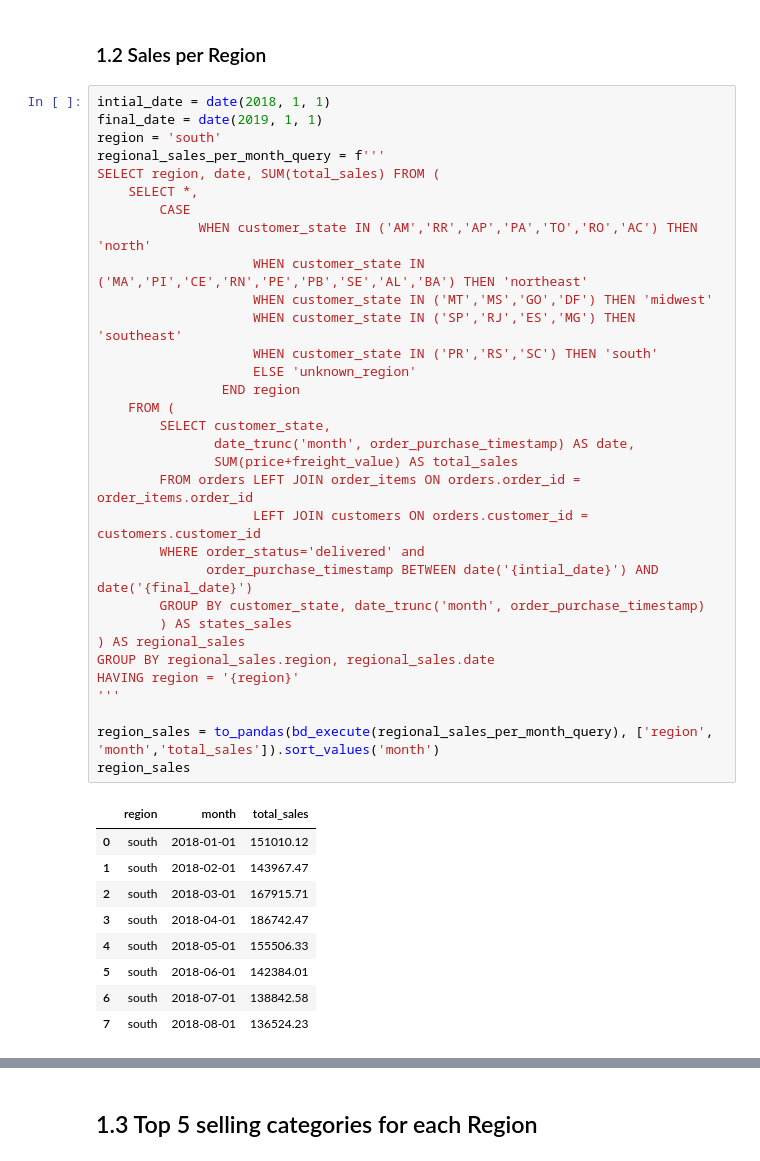
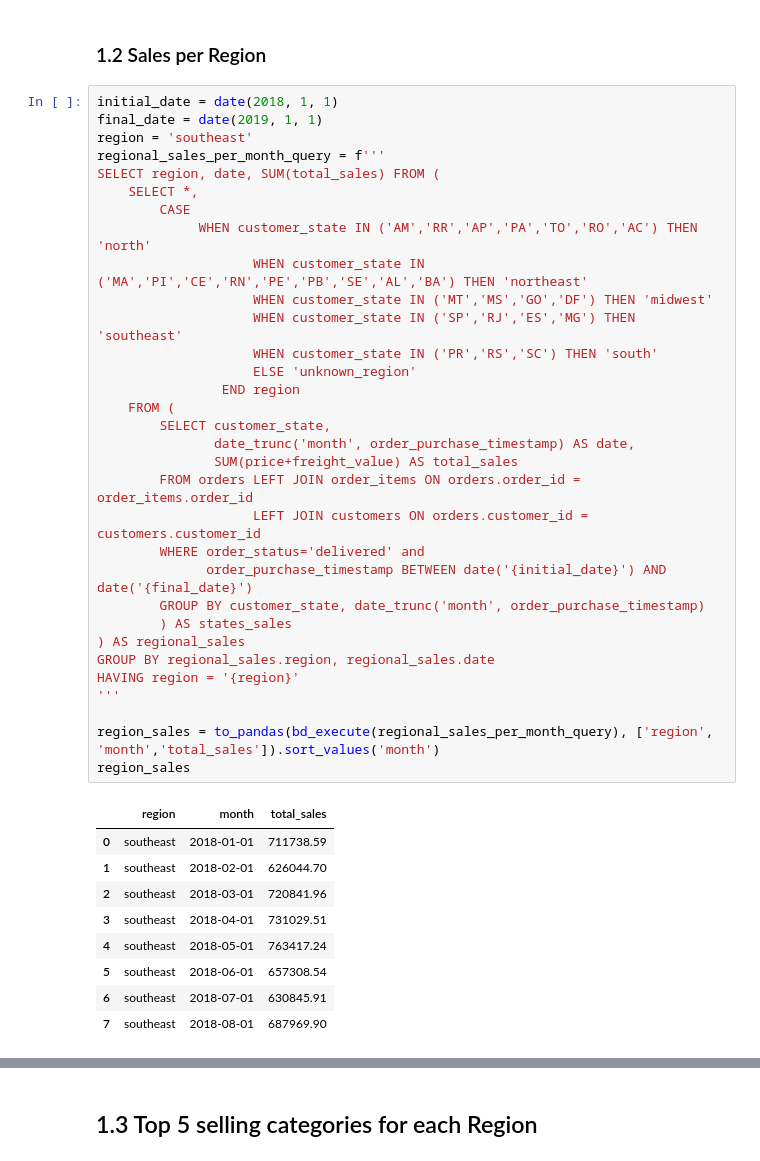
Before and after one commit to pauloreis-ds/olist, a Jupyter notebook: business_questions_insights/notebooks/1.1-pr-data-analysis-full-postgresql-challenge.ipynb, the cells around one changed output, grey strips where cells are left out. Drawn from its saved outputs; the diff is of its cells as text.

```diff
--- a/business_questions_insights/notebooks/1.1-pr-data-analysis-full-postgresql-challenge.ipynb
+++ b/business_questions_insights/notebooks/1.1-pr-data-analysis-full-postgresql-challenge.ipynb
@@ -132,47 +137,47 @@ plt.show()
 # %% [markdown]
 ### 1.2 Sales per Region
 # %%
-intial_date = date(2018, 1, 1)
+initial_date = date(2018, 1, 1)
 final_date = date(2019, 1, 1)
-region = 'south'
+region = 'southeast'
 regional_sales_per_month_query = f'''
 SELECT region, date, SUM(total_sales) FROM (
     SELECT *,
         CASE
              WHEN customer_state IN ('AM','RR','AP','PA','TO','RO','AC') THEN 'north'
                     WHEN customer_state IN ('MA','PI','CE','RN','PE','PB','SE','AL','BA') THEN 'northeast'
                     WHEN customer_state IN ('MT','MS','GO','DF') THEN 'midwest'
                     WHEN customer_state IN ('SP','RJ','ES','MG') THEN 'southeast'
                     WHEN customer_state IN ('PR','RS','SC') THEN 'south'
                     ELSE 'unknown_region'
                 END region
     FROM (
         SELECT customer_state,
                date_trunc('month', order_purchase_timestamp) AS date,
                SUM(price+freight_value) AS total_sales
         FROM orders LEFT JOIN order_items ON orders.order_id = order_items.order_id
                     LEFT JOIN customers ON orders.customer_id = customers.customer_id
         WHERE order_status='delivered' and
-              order_purchase_timestamp BETWEEN date('{intial_date}') AND date('{final_date}')
+              order_purchase_timestamp BETWEEN date('{initial_date}') AND date('{final_date}')
         GROUP BY customer_state, date_trunc('month', order_purchase_timestamp)
         ) AS states_sales
 ) AS regional_sales
 GROUP BY regional_sales.region, regional_sales.date
 HAVING region = '{region}'
 '''
 
 region_sales = to_pandas(bd_execute(regional_sales_per_month_query), ['region', 'month','total_sales']).sort_values('month')
 region_sales
 # %% [output]
 |  | region | month | total_sales |
-| 0 | south | 2018-01-01 | 151010.12 |
-| 1 | south | 2018-02-01 | 143967.47 |
-| 2 | south | 2018-03-01 | 167915.71 |
-| 3 | south | 2018-04-01 | 186742.47 |
-| 4 | south | 2018-05-01 | 155506.33 |
-| 5 | south | 2018-06-01 | 142384.01 |
-| 6 | south | 2018-07-01 | 138842.58 |
-| 7 | south | 2018-08-01 | 136524.23 |
+| 0 | southeast | 2018-01-01 | 711738.59 |
+| 1 | southeast | 2018-02-01 | 626044.70 |
+| 2 | southeast | 2018-03-01 | 720841.96 |
+| 3 | southeast | 2018-04-01 | 731029.51 |
+| 4 | southeast | 2018-05-01 | 763417.24 |
+| 5 | southeast | 2018-06-01 | 657308.54 |
+| 6 | southeast | 2018-07-01 | 630845.91 |
+| 7 | southeast | 2018-08-01 | 687969.90 |
 # %%
 write_query(f"../sql_queries/{region}_sales_per_month_query", regional_sales_per_month_query)
 print(read_query(f"../sql_queries/{region}_sales_per_month_query.sql"))
```
Also changed, not shown: parts of 13 cells of this notebook, 3 other files.
